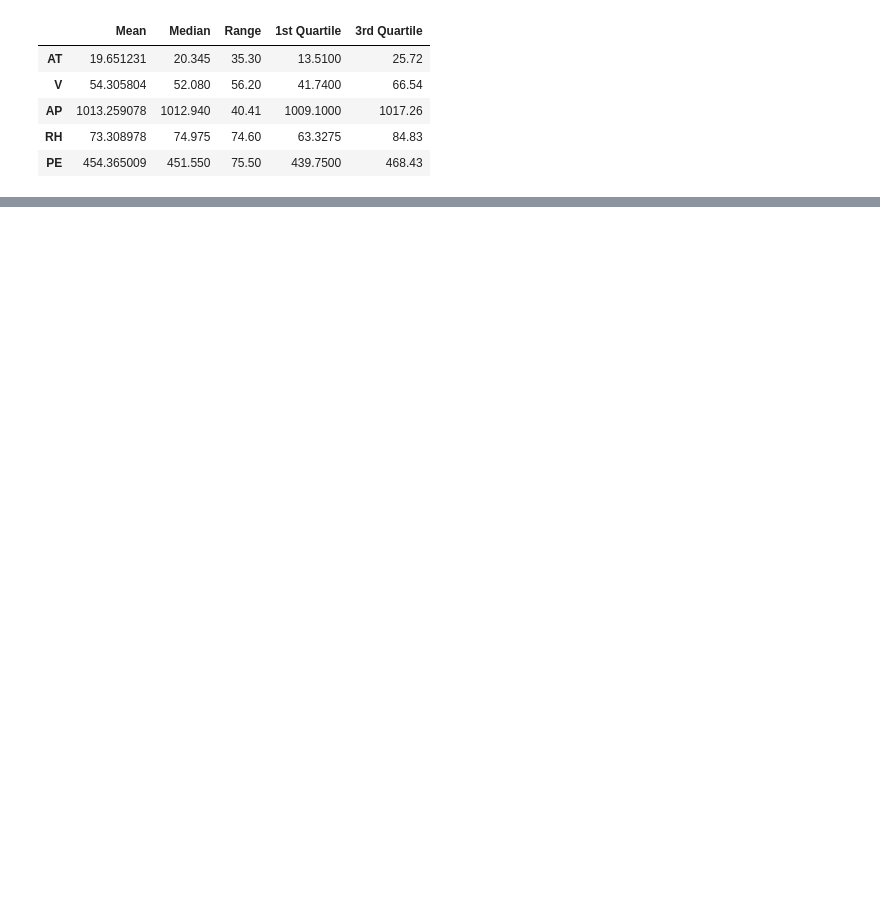
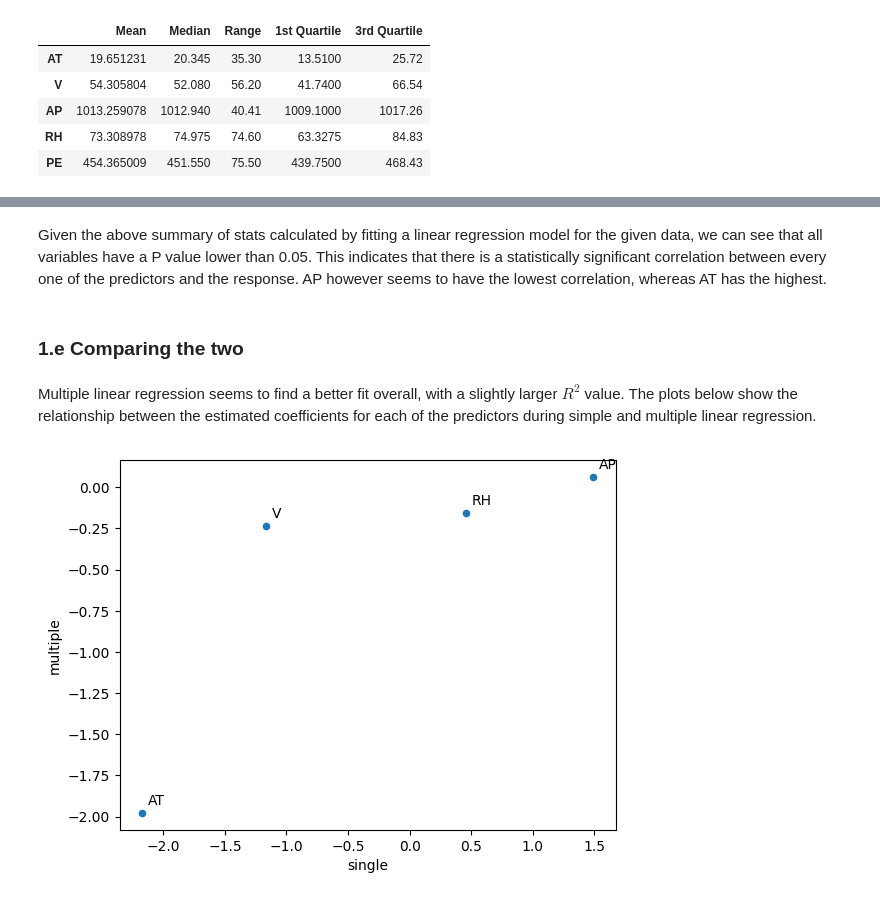
Before and after one commit to suryanarayanan21/DSCI552-Assignments, a Jupyter notebook: notebook/Ananthakrishnan_Suryanarayanan_HW2.ipynb, the cells around one changed output, grey strips where cells are left out. Cells and saved outputs as stored; diff of their text form; code cells hidden in the pictures; blank space fills up the shorter version.

```diff
--- a/notebook/Ananthakrishnan_Suryanarayanan_HW2.ipynb
+++ b/notebook/Ananthakrishnan_Suryanarayanan_HW2.ipynb
@@ -92,0 +145,3 @@ ValueError: Expected a 2-dimensional container but got <class 'pandas.core.serie
+# %%
+model = sm.OLS(data['PE'], sm.add_constant(data.drop(columns='PE'))).fit()
+print(model.summary())
@@ -92,0 +166,18 @@ ValueError: Expected a 2-dimensional container but got <class 'pandas.core.serie
+# %% [markdown]
+Given the above summary of stats calculated by fitting a linear regression model for the given data, we can see that all variables have a P value lower than 0.05. This indicates that there is a statistically significant correlation between every one of the predictors and the response. AP however seems to have the lowest correlation, whereas AT has the highest.
+# %% [markdown]
+### 1.e Comparing the two
+# %% [markdown]
+Multiple linear regression seems to find a better fit overall, with a slightly larger $R^{2}$ value. The plots below show the relationship between the estimated coefficients for each of the predictors during simple and multiple linear regression.
+# %%
+coefficients = [{
+        'predictor': x['Predictor'],
+        'single': x['Model'].params[x['Predictor']],
+        'multiple': model.params[x['Predictor']]
+    } for x in results]
+
+pandas.DataFrame(coefficients).plot(kind='scatter',x='single',y='multiple')
+for c in coefficients:
+    plot.annotate(c['predictor'], (c['single']+0.05,c['multiple']+0.05))
+# %% [output]
+[figure, added]
```
Also changed, not shown: parts of 29 cells of this notebook.
